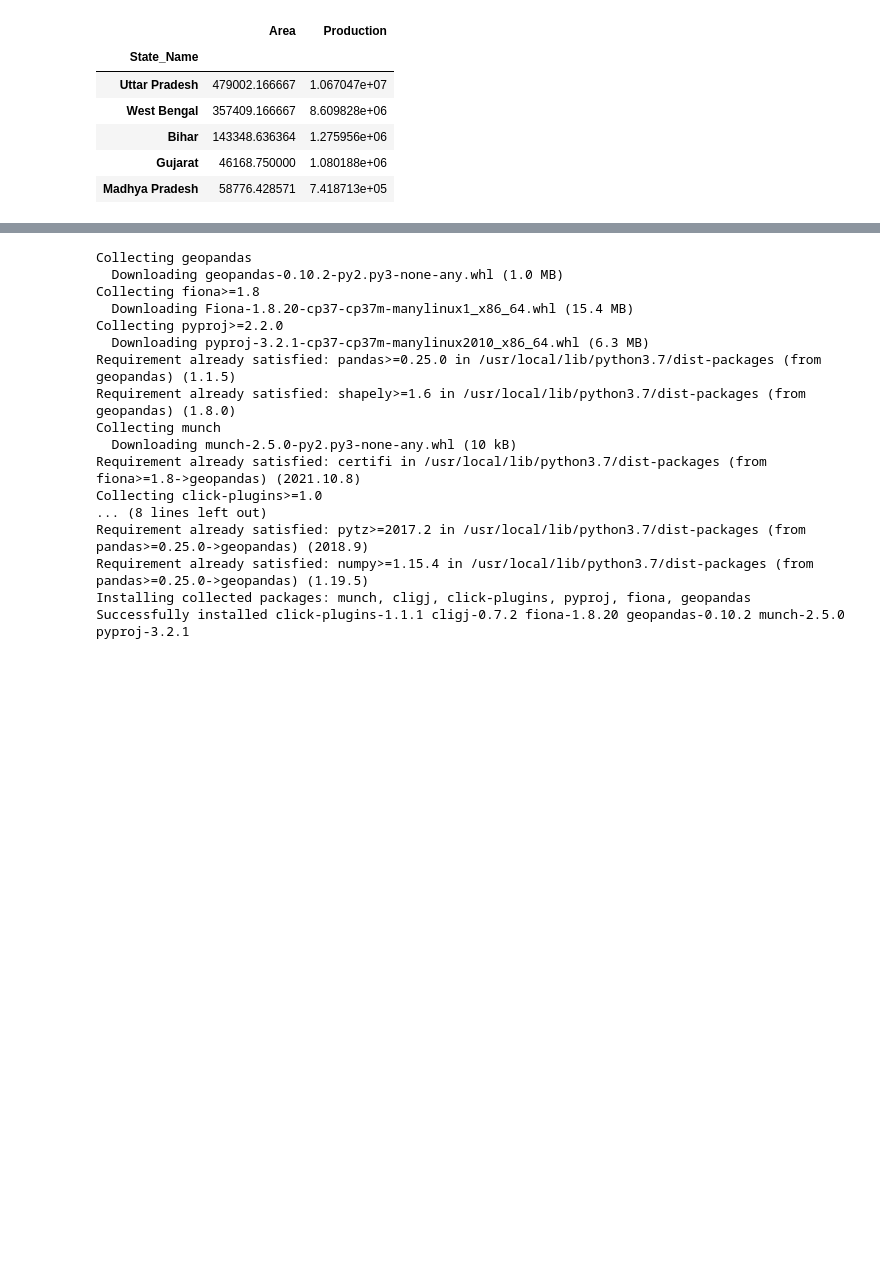
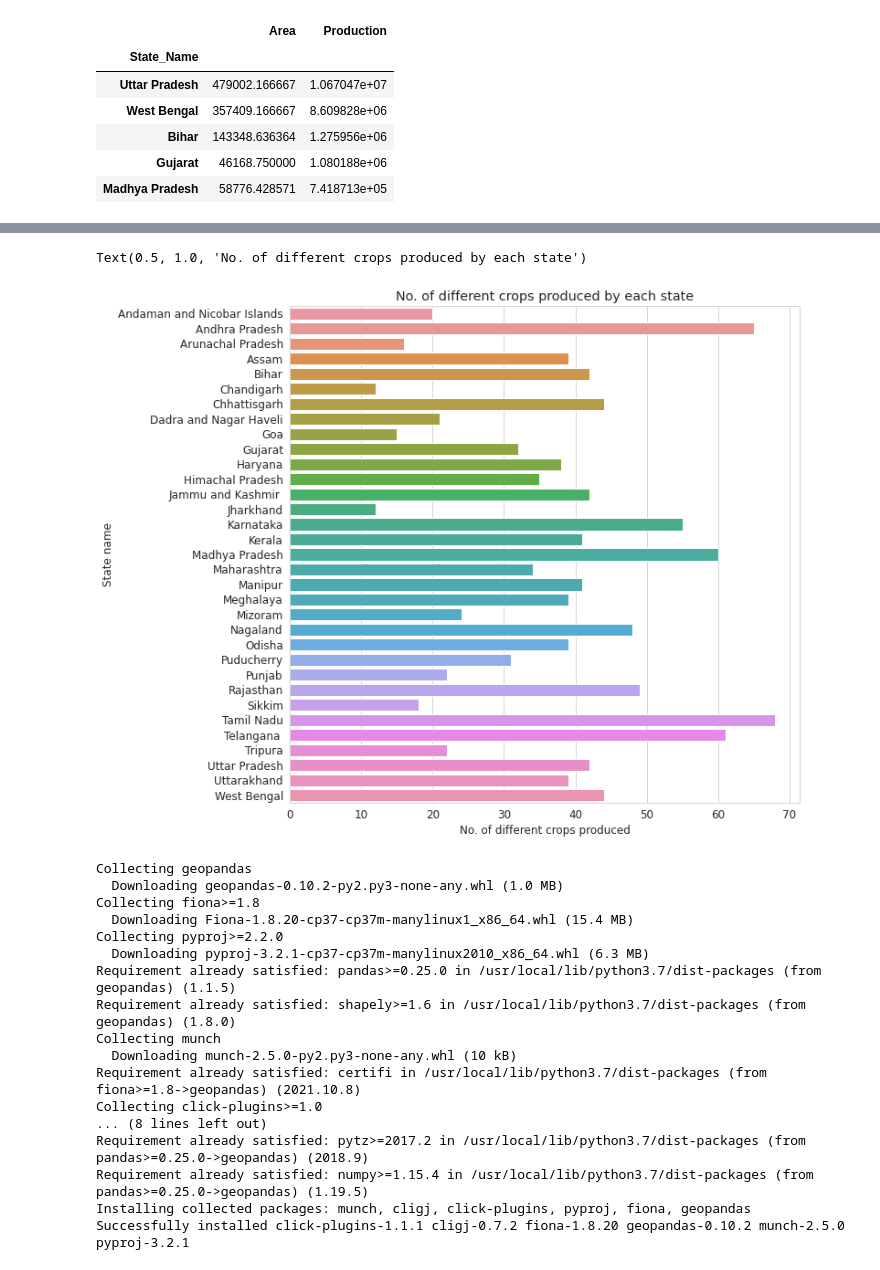
Before and after one commit to swagata0207/DSP_NPTEL, a Jupyter notebook: Apy_NPTEL_final.ipynb, the cells around one changed output, grey strips where cells are left out. Drawn from its saved outputs; the diff is of its cells as text; code cells hidden in the pictures; blank space fills up the shorter version.

```diff
--- a/Apy_NPTEL_final.ipynb
+++ b/Apy_NPTEL_final.ipynb
@@ -193,3 +195,8 @@ df_potato_yrp.head(5)
 | Bihar | 143348.636364 | 1.275956e+06 |
 | Gujarat | 46168.750000 | 1.080188e+06 |
 | Madhya Pradesh | 58776.428571 | 7.418713e+05 |
+# %%
+df_state_crop = df.groupby(['State_Name', 'Crop']).sum()
+df_state_crop = df_state_crop.reset_index()
+df_state_crop = df_state_crop.drop(['Crop_Year', 'Area', 'Production'], axis = 1)
+df_state_crop
@@ -196,3 +217,13 @@ df_potato_yrp.head(5)
+# %%
+fig = plt.figure(figsize = (10,10))
+sns.set_style('whitegrid')
+sns.countplot(y = 'State_Name', data = df_state_crop)
+plt.xlabel('No. of different crops produced')
+plt.ylabel('State name')
+plt.title('No. of different crops produced by each state')
+# %% [output]
+Text(0.5, 1.0, 'No. of different crops produced by each state')
+[figure, added]
 # %%
 # Geopandas library is not installed in Colab by default
 # Need to be installed separately
```
Also changed, not shown: parts of 3 cells of this notebook.
